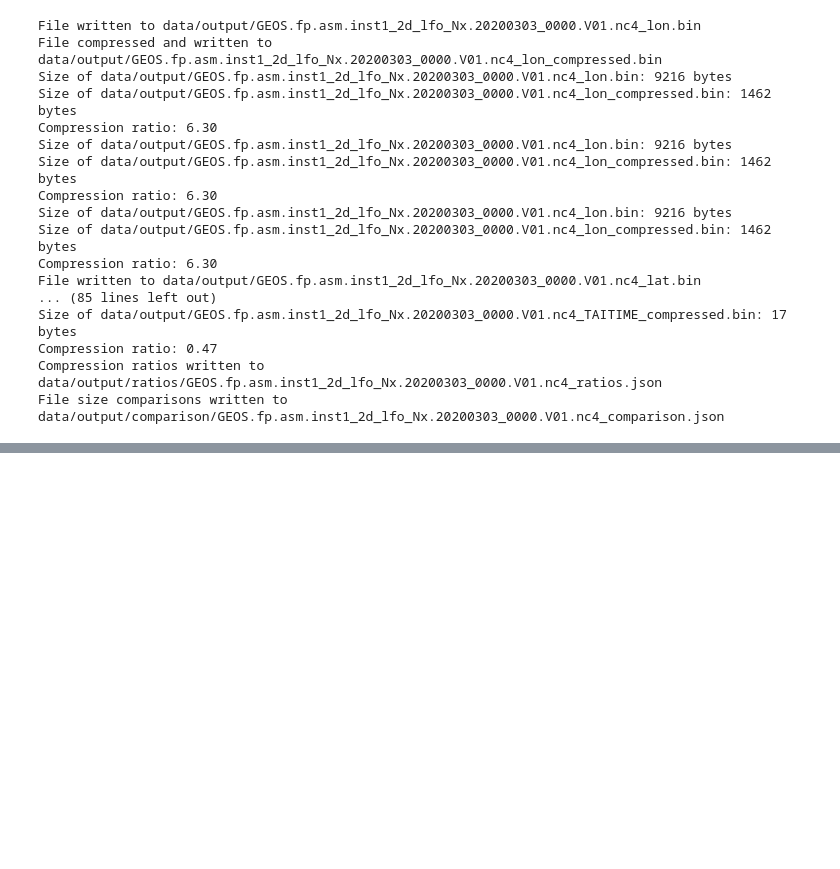
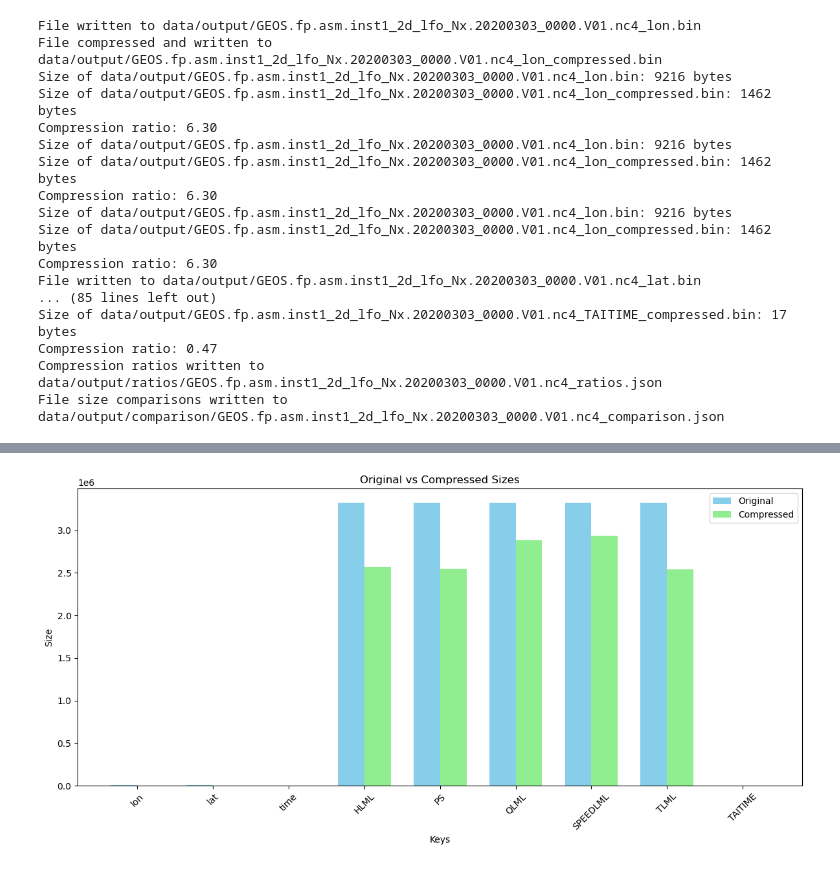
Before and after one commit to jefferyywei/nasa-compression, a Jupyter notebook: compression.ipynb, the cells around one changed output, grey strips where cells are left out. Drawn from its saved outputs; the diff is of its cells as text; code cells hidden in the pictures; blank space fills up the shorter version.

```diff
--- a/compression.ipynb
+++ b/compression.ipynb
@@ -114,0 +141,32 @@ File size comparisons written to data/output/comparison/GEOS.fp.asm.inst1_2d_lfo
+# %%
+directory_path = "data/output/comparison"
+
+for filename in os.listdir(directory_path):
+    file_path = os.path.join(directory_path, filename)
+
+    if os.path.isfile(file_path):
+        with open(file_path, 'r') as file:
+            data = json.load(file)
+
+            keys = list(data.keys())
+            original_values = [data[key]['original'] for key in keys]
+            compressed_values = [data[key]['compressed'] for key in keys]
+
+            x = np.arange(len(keys))
+            width = 0.35
+
+            fig, ax = plt.subplots(figsize=(12, 6))
+            bars1 = ax.bar(x - width/2, original_values, width, label='Original', color='skyblue')
+            bars2 = ax.bar(x + width/2, compressed_values, width, label='Compressed', color='lightgreen')
+
+            ax.set_xlabel('Keys')
+            ax.set_ylabel('Size')
+            ax.set_title('Original vs Compressed Sizes')
+            ax.set_xticks(x)
+            ax.set_xticklabels(keys, rotation=45)
+            ax.legend()
+
+            plt.tight_layout()
+            plt.show()
+# %% [output]
+[figure, added]
```
Also changed, not shown: parts of 2 cells of this notebook.
